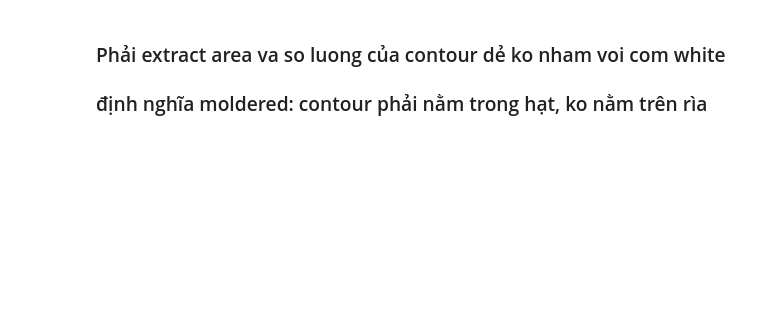
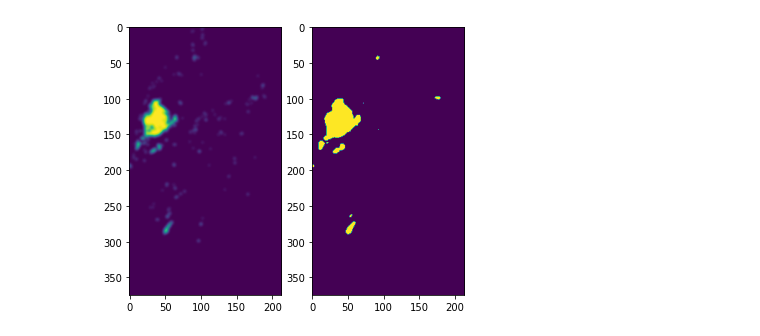
Before and after one commit to quanglochuynh/thesis2022, a Jupyter notebook: The_new_thesis_approach/moldered_test.ipynb, the cells around one changed output. Saved outputs shown, nothing was run; the diff lists cells and outputs as text; code cells hidden in the pictures; blank space fills up the shorter version.

```diff
--- a/The_new_thesis_approach/moldered_test.ipynb
+++ b/The_new_thesis_approach/moldered_test.ipynb
@@ -61,7 +59,7 @@ plt.rcParams["figure.figsize"] = (10,6)
 
 ret, thr = cv2.threshold(r, 120, 255, cv2.THRESH_BINARY)
 ret, thg = cv2.threshold(g, 140, 255, cv2.THRESH_BINARY)
-ret, thb = cv2.threshold(b, 130, 255, cv2.THRESH_BINARY)
+ret, thb = cv2.threshold(b, 110, 255, cv2.THRESH_BINARY)
 
 plt.subplot(1,3,1)
 plt.imshow(thr)
@@ -84,3 +82,11 @@ plt.imshow(meg)
-# %% [markdown]
-<h3>Phải extract area va so luong của contour dẻ ko nham voi com white <h3>
-<p1>định nghĩa moldered: contour phải nằm trong hạt, ko nằm trên rìa<p1>
+# %%
+blur = cv2.GaussianBlur(meg, (11,11),0)
+plt.subplot(1,2,1)
+plt.imshow(blur)
+
+ret, blur = cv2.threshold(blur, 40, 255, cv2.THRESH_BINARY)
+plt.subplot(1,2,2)
+plt.imshow(blur)
+plt.show()
+# %% [output]
+[figure, added]
```
Also changed, not shown: parts of 7 cells of this notebook.
